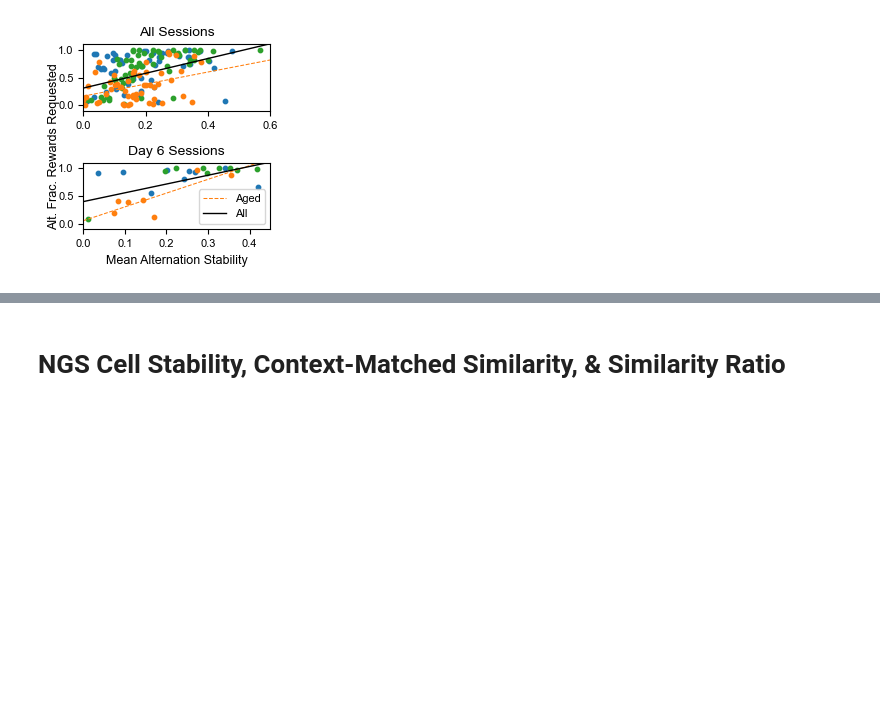
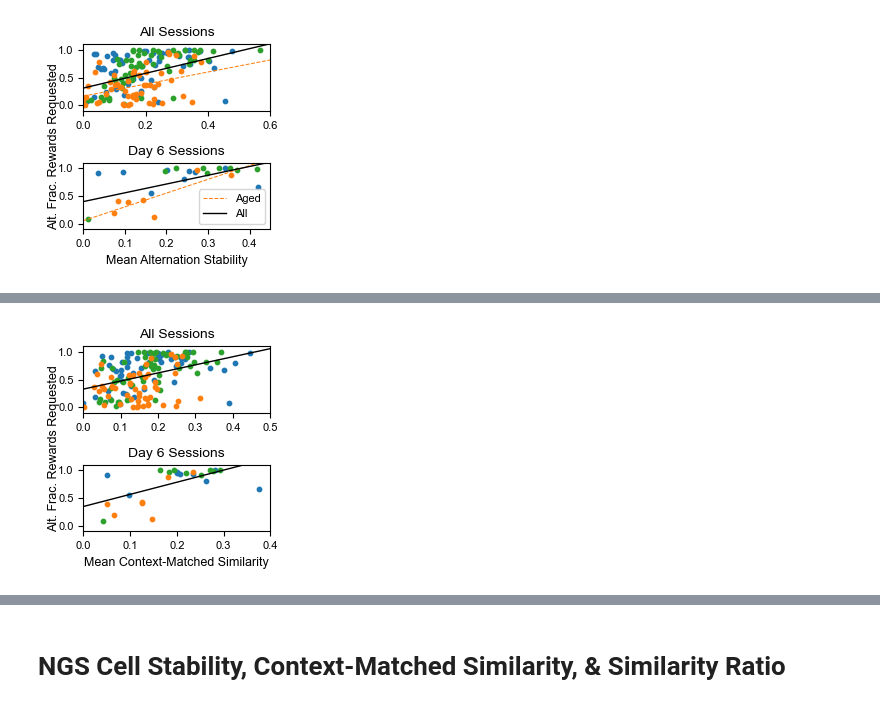
Before and after one commit to GiocomoLab/Herber2024, a Jupyter notebook: Figure 2 & Extended Data Figure 3.ipynb, the cells around one changed output, grey strips where cells are left out. Drawn from its saved outputs; the diff is of its cells as text; code cells hidden in the pictures; blank space fills up the shorter version.

```diff
--- a/Figure 2 & Extended Data Figure 3.ipynb
+++ b/Figure 2 & Extended Data Figure 3.ipynb
@@ -4604,0 +5067,77 @@ P [Young, MA, Aged, All]:
+# %%
+''' Plot Figure 2i '''
+### TOTAL ALT vs. REQ RATES
+sstabalt = np.nanmean(np.vstack((sstabAA_diag,sstabBB_diag)), axis = 0)
+
+#Linear regression
+res = stats.linregress(sstabalt[y_sindgrid],reqalt_rates[y_sindgrid])
+yslope1 = res.slope; yint1 = res.intercept; yr1 = res.rvalue; yp1 = res.pvalue
+
+res = stats.linregress(sstabalt[ma_sindgrid],reqalt_rates[ma_sindgrid])
+maslope1 = res.slope; maint1 = res.intercept; mar1 = res.rvalue ; map1 = res.pvalue
+
+res = stats.linregress(sstabalt[age_sindgrid][~np.isnan(sstabalt[age_sindgrid])],reqalt_rates[age_sindgrid][~np.isnan(sstabalt[age_sindgrid])])
+aslope1 = res.slope; aint1 = res.intercept; ar1 = res.rvalue ; ap1 = res.pvalue
+
+res = stats.linregress(sstabalt[~np.isnan(sstabalt)],reqalt_rates[~np.isnan(sstabalt)])
+allslope1 = res.slope; allint1 = res.intercept; allr1 = res.rvalue; allp1 = res.pvalue
+
+print('Association btwn Young, MA, Aged, & All Performance & Variable of Interest:')
+print('R [Young, MA, Aged, All]: ')
+print(yr1, mar1, ar1, allr1)
+print('P [Young, MA, Aged, All]: ')
+print(yp1, map1, ap1, allp1)
+
+#plot top half
+fig, ax = plt.subplots(2,1, figsize = (2.5,2.7))
+ax[0].set_title('All Sessions', fontsize = 10)
+ax[0].scatter(sstabalt[y_sindgrid],reqalt_rates[y_sindgrid], color = 'C0', s = 10)
+ax[0].scatter(sstabalt[ma_sindgrid],reqalt_rates[ma_sindgrid], color = 'C2', s = 10)
+ax[0].scatter(sstabalt[age_sindgrid][~np.isnan(sstabalt[age_sindgrid])],reqalt_rates[age_sindgrid][~np.isnan(sstabalt[age_sindgrid])], color = 'C1', s = 10)
+
+ax[0].set_ylim([-0.1,1.1])
+ax[0].set_yticks([0,0.5,1.0])
+ax[0].set_xlim([0,0.5])
+ax[0].tick_params(labelsize = 8)
+X_plot = np.linspace(ax[0].get_xlim()[0],ax[0].get_xlim()[1],100)
+#ax[0].plot(X_plot, aslope1*X_plot + aint1, '--', linewidth = 1, color = 'C1', label = 'Aged')
+ax[0].plot(X_plot, allslope1*X_plot + allint1, '-', linewidth = 1, color = 'k', label = 'All Ages')
+
+#Gather 6th session data
+#Linear regression
+res = stats.linregress(sstabalt[y_sind6th][~np.isnan(sstabalt[y_sind6th])],reqalt_rates[y_sind6th][~np.isnan(sstabalt[y_sind6th])])
+yslope1 = res.slope; yint1 = res.intercept; yr1 = res.rvalue; yp1 = res.pvalue
+
+res = stats.linregress(sstabalt[ma_sind6th][~np.isnan(sstabalt[ma_sind6th])],reqalt_rates[ma_sind6th][~np.isnan(sstabalt[ma_sind6th])])
+maslope1 = res.slope; maint1 = res.intercept; mar1 = res.rvalue ; map1 = res.pvalue
+
+res = stats.linregress(sstabalt[age_sind6th][~np.isnan(sstabalt[age_sind6th])],reqalt_rates[age_sind6th][~np.isnan(sstabalt[age_sind6th])])
+aslope1 = res.slope; aint1 = res.intercept; ar1 = res.rvalue ; ap1 = res.pvalue
+
+allidx = np.concatenate((y_sind6th[~np.isnan(sstabalt[y_sind6th])],ma_sind6th[~np.isnan(sstabalt[ma_sind6th])],age_sind6th[~np.isnan(sstabalt[age_sind6th])]))
+res = stats.linregress(sstabalt[allidx],reqalt_rates[allidx])
+allslope1 = res.slope; allint1 = res.intercept; allr1 = res.rvalue; allp1 = res.pvalue
+
+print('\nAssociation btwn Young, MA, Aged, & All Performance & Variable of Interest:')
+print('R [Young, MA, Aged, All]: ')
+print(yr1, mar1, ar1, allr1)
+print('P [Young, MA, Aged, All]: ')
+print(yp1, map1, ap1, allp1)
+
+ax[1].set_title('Day 6 Sessions', fontsize = 10)
+ax[1].scatter(sstabalt[y_sind6th],reqalt_rates[y_sind6th], color = 'C0', s = 10)
+ax[1].scatter(sstabalt[ma_sind6th],reqalt_rates[ma_sind6th], color = 'C2', s = 10)
+ax[1].scatter(sstabalt[age_sind6th][~np.isnan(sstabalt[age_sind6th])],reqalt_rates[age_sind6th][~np.isnan(sstabalt[age_sind6th])], color = 'C1', s = 10)
+ax[1].set_ylim([-0.1,1.1])
+ax[1].set_xlim([0,0.4])
+ax[1].set_yticks([0,0.5,1.0])
+ax[1].tick_params(labelsize = 8)
+X_plot = np.linspace(ax[1].get_xlim()[0],ax[1].get_xlim()[1],100)
+ax[1].plot(X_plot, allslope1*X_plot + allint1, '-', linewidth = 1, color = 'k', label = 'All Ages')
+ax[1].set_xlabel('Mean Context-Matched Similarity', fontsize = 9)
+plt.tight_layout()
+fig.supylabel('Alt. Frac. Rewards Requested', fontsize = 9)
+#plt.savefig(save_folder + 'day6_recog_correlation.png', dpi = 400, bbox_inches = 'tight')
+#plt.savefig(save_folder + 'day6_recog_correlation.svg', dpi = 400, bbox_inches = 'tight')
+plt.show()
+# %% [output]
@@ -4604,0 +5155 @@ P [Young, MA, Aged, All]:
+[figure, added]
```
Also changed, not shown: parts of 38 cells of this notebook, 5 other files.
